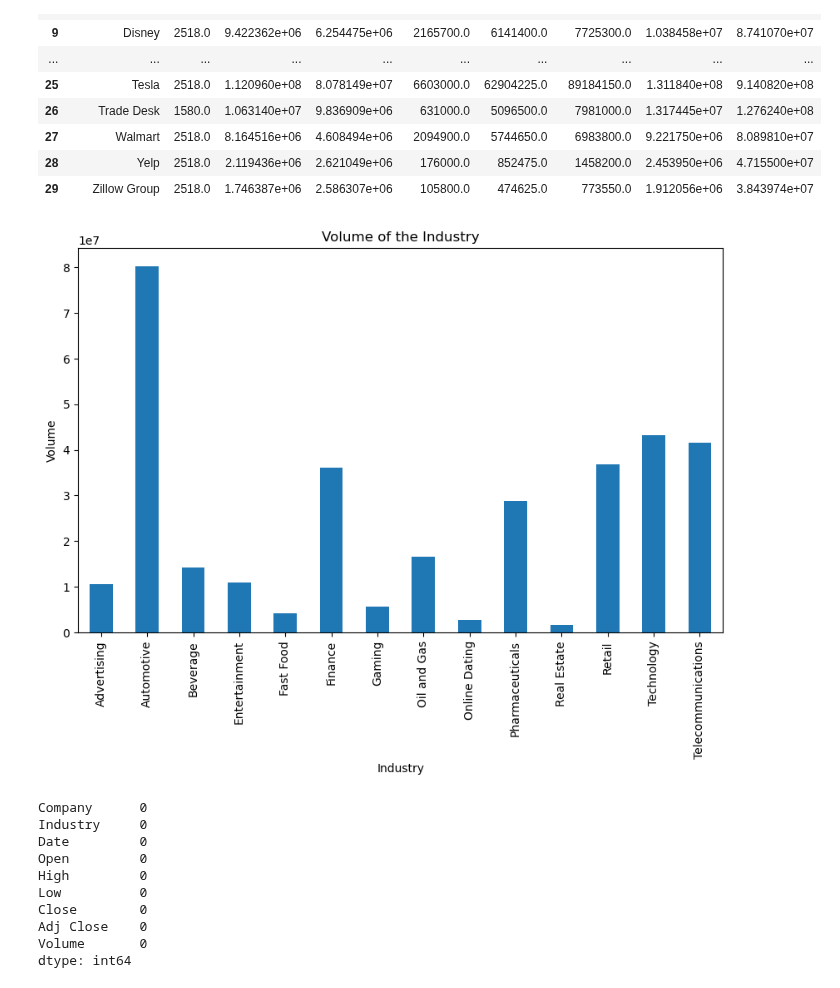
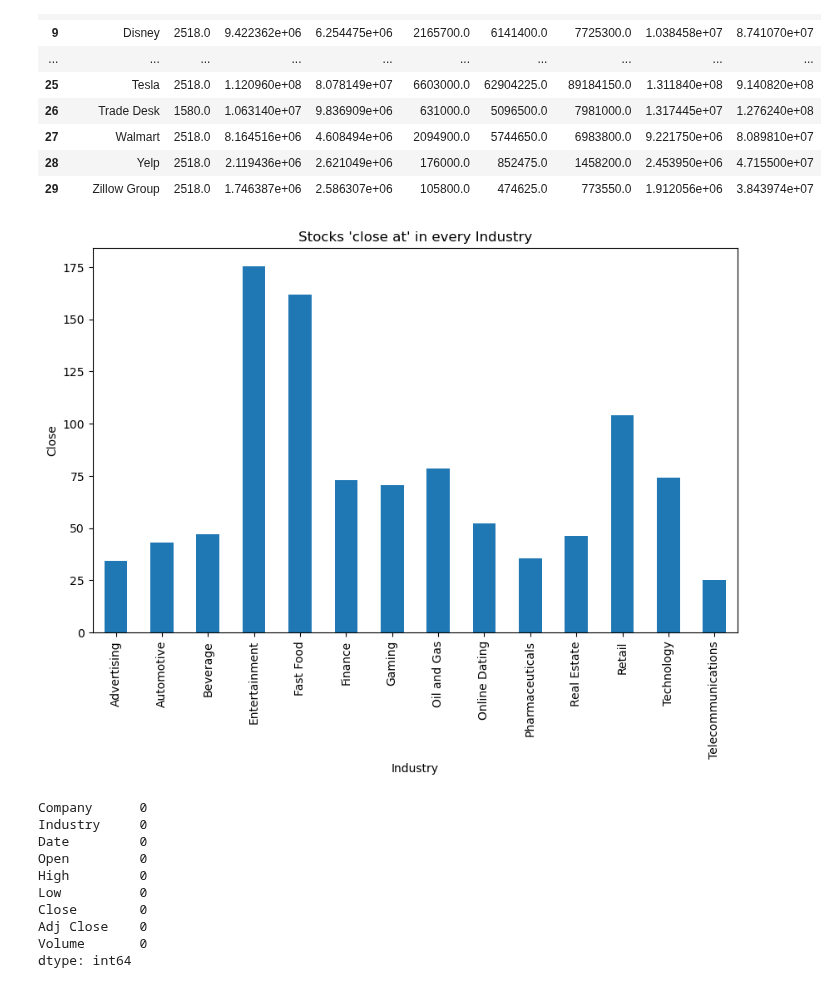
Before and after one commit to ubco-W2022T2-data301/Group35, a Jupyter notebook: analysis/analysis1.ipynb, the cells around one changed output. Cells and saved outputs as stored; diff of their text form; code cells hidden in the pictures.

```diff
--- a/analysis/analysis1.ipynb
+++ b/analysis/analysis1.ipynb
@@ -227,17 +225,17 @@ each_company['Volume'].describe().reset_index()                 # Describe each
 # %%
 import matplotlib.pyplot as plt
 
 # Compute the mean profit by industry
-df_Volume = df.groupby('Industry').mean()['Volume']
+df_Volume = df.groupby('Industry')['Close'].apply(lambda x: x.mean())
 
 # Create a bar chart of the mean profit by industry
 fig,ax = plt.subplots(figsize=(10, 6))
 df_Volume.plot(kind='bar', ax=ax)
-ax.set_ylabel('Volume')
-ax.set_title('Volume of the Industry')
+ax.set_ylabel('Close')
+ax.set_title("Stocks 'close at' in every Industry")
 plt.show()
 # %% [output]
-[figure, old version]
+[figure, new version]
 # %%
 # Check for missing data? This step is imprortant because if much data is null, we might have to skip those rows
 missing_values = df.isnull().sum()
```
Also changed, not shown: parts of 17 cells of this notebook.
